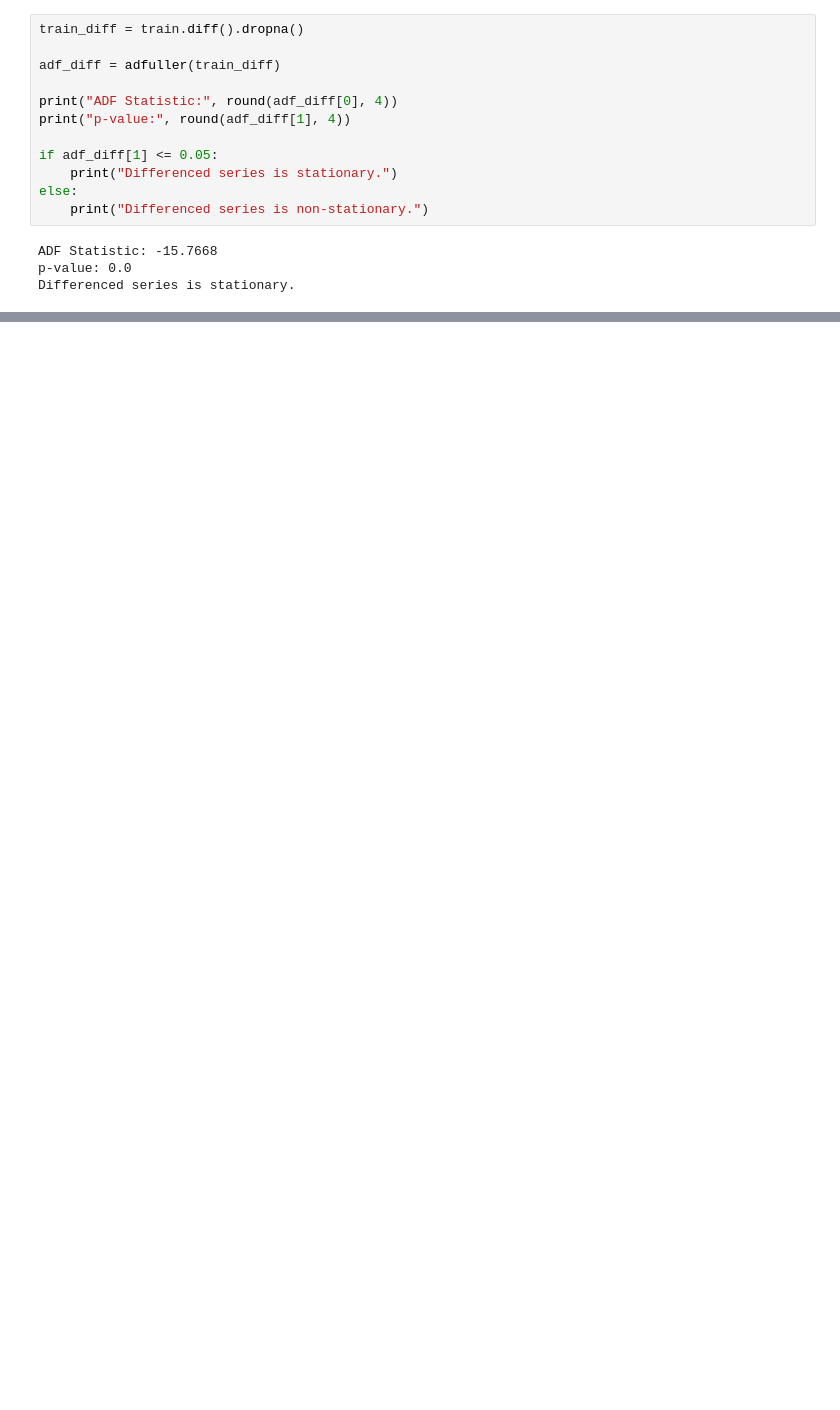
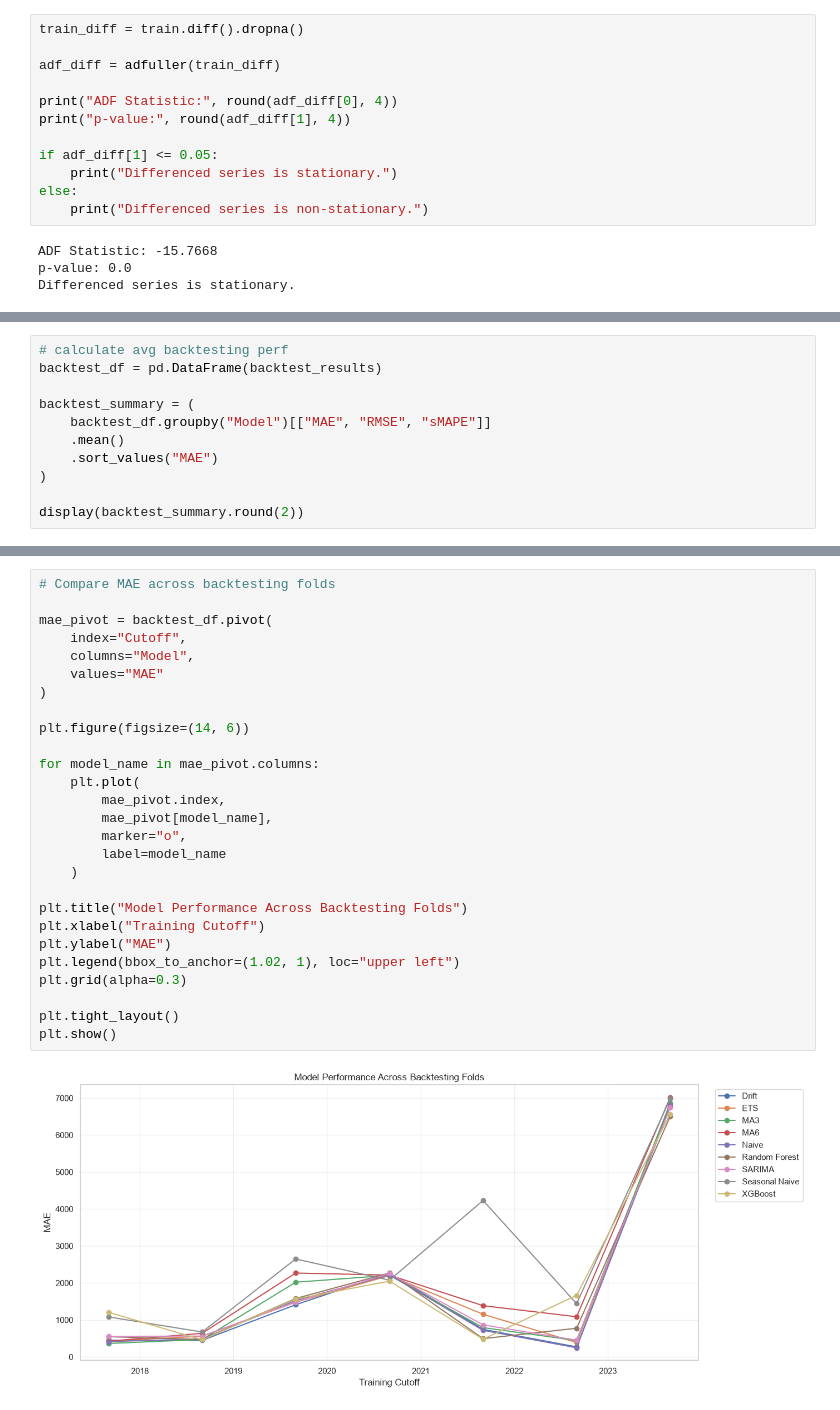
Before and after one commit to KarthikDaivadnya/PriceForecastingW2A, a Jupyter notebook: notebooks/Price_Forecasting_Complete.ipynb, the cells around one changed output, grey strips where cells are left out. Drawn from its saved outputs; the diff is of its cells as text; blank space fills up the shorter version.

```diff
--- a/notebooks/Price_Forecasting_Complete.ipynb
+++ b/notebooks/Price_Forecasting_Complete.ipynb
@@ -617,0 +1203,11 @@ Differenced series is stationary.
+# %%
+# calculate avg backtesting perf
+backtest_df = pd.DataFrame(backtest_results)
+
+backtest_summary = (
+    backtest_df.groupby("Model")[["MAE", "RMSE", "sMAPE"]]
+    .mean()
+    .sort_values("MAE")
+)
+
+display(backtest_summary.round(2))
@@ -617,0 +1425,29 @@ Differenced series is stationary.
+# %%
+# Compare MAE across backtesting folds
+
+mae_pivot = backtest_df.pivot(
+    index="Cutoff",
+    columns="Model",
+    values="MAE"
+)
+
+plt.figure(figsize=(14, 6))
+
+for model_name in mae_pivot.columns:
+    plt.plot(
+        mae_pivot.index,
+        mae_pivot[model_name],
+        marker="o",
+        label=model_name
+    )
+
+plt.title("Model Performance Across Backtesting Folds")
+plt.xlabel("Training Cutoff")
+plt.ylabel("MAE")
+plt.legend(bbox_to_anchor=(1.02, 1), loc="upper left")
+plt.grid(alpha=0.3)
+
+plt.tight_layout()
+plt.show()
+# %% [output]
+[figure, added]
```
Also changed, not shown: parts of 48 cells of this notebook.
